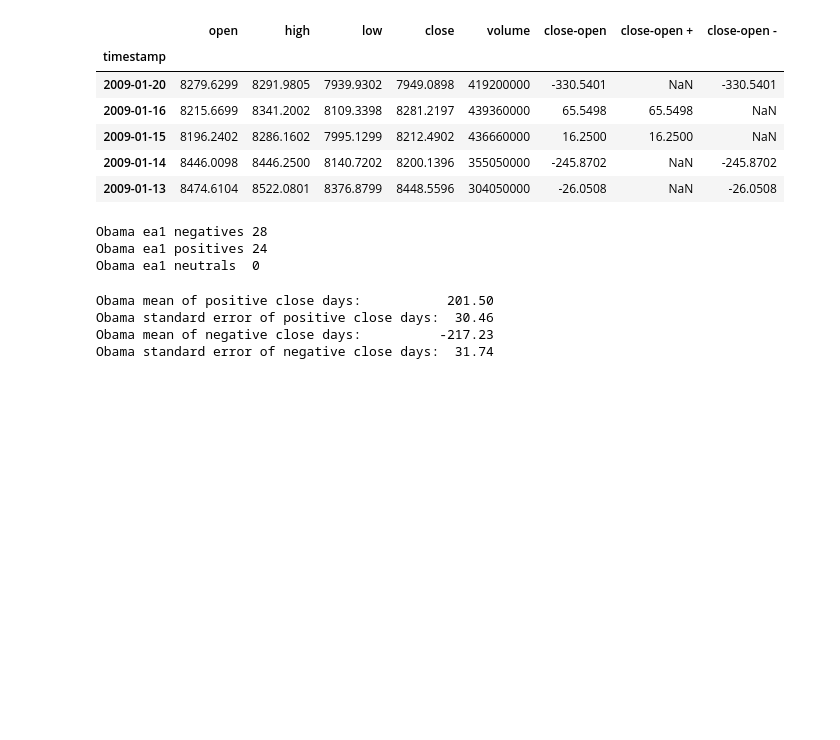
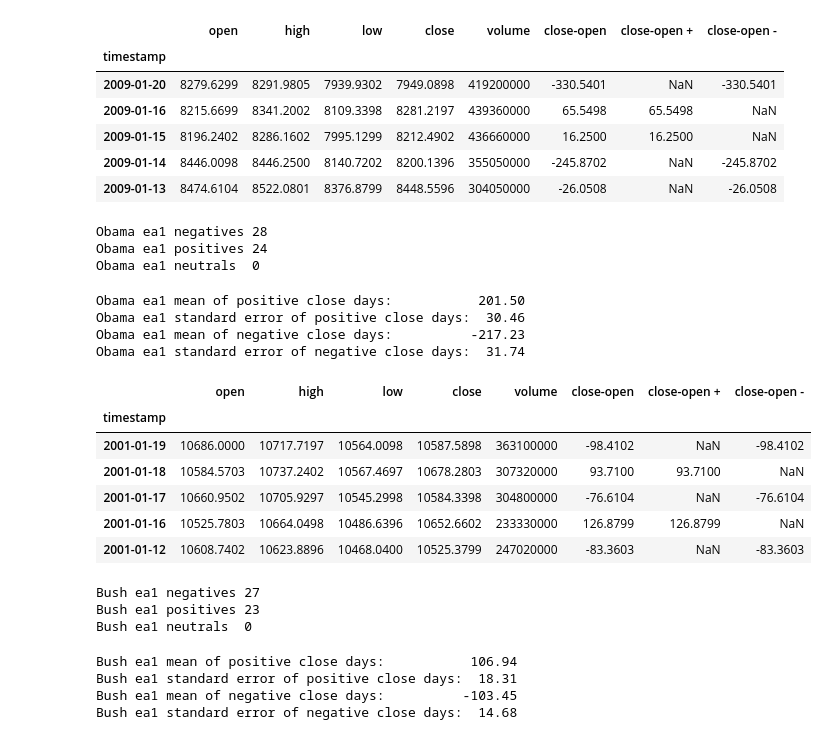
Before and after one commit to 123bmoney0/Project-1---Brute-Force, a Jupyter notebook: Project 1 Brute Force continuing code.ipynb, the cells around one changed output. Saved outputs shown, nothing was run; the diff lists cells and outputs as text; code cells hidden in the pictures; blank space fills up the shorter version.

Commit message:
finished mean and standard error calculations

```diff
--- a/Project 1 Brute Force continuing code.ipynb
+++ b/Project 1 Brute Force continuing code.ipynb
@@ -235,16 +235,16 @@ Obama ea1 neutrals  0
 # For Obama's first election: Calculate the mean of close-open + column and the standard error
 obama_ea1_positive_closes_mean = obama_ea1_df.loc[:,'close-open +'].mean()
 obama_ea1_positive_closes_stderror = obama_ea1_df.loc[:,'close-open +'].sem()
-print('Obama mean of positive close days:          ', '{0:.2f}'.format(obama_ea1_positive_closes_mean))
-print('Obama standard error of positive close days: ', '{0:.2f}'.format(obama_ea1_positive_closes_stderror))
+print('Obama ea1 mean of positive close days:          ', '{0:.2f}'.format(obama_ea1_positive_closes_mean))
+print('Obama ea1 standard error of positive close days: ', '{0:.2f}'.format(obama_ea1_positive_closes_stderror))
 
-# For Trump: Calculate the mean of close-open - column and the standard error
+# For Obama's first election: Calculate the mean of close-open - column and the standard error
 obama_ea1_negative_closes_mean = obama_ea1_df.loc[:,'close-open -'].mean()
 obama_ea1_negative_closes_stderror = obama_ea1_df.loc[:,'close-open -'].sem()
-print('Obama mean of negative close days:         ', '{0:.2f}'.format(obama_ea1_negative_closes_mean))
-print('Obama standard error of negative close days: ', '{0:.2f}'.format(obama_ea1_negative_closes_stderror))
+print('Obama ea1 mean of negative close days:         ', '{0:.2f}'.format(obama_ea1_negative_closes_mean))
+print('Obama ea1 standard error of negative close days: ', '{0:.2f}'.format(obama_ea1_negative_closes_stderror))
 # %% [output]
-Obama mean of positive close days:           201.50
-Obama standard error of positive close days:  30.46
-Obama mean of negative close days:          -217.23
-Obama standard error of negative close days:  31.74
+Obama ea1 mean of positive close days:           201.50
+Obama ea1 standard error of positive close days:  30.46
+Obama ea1 mean of negative close days:          -217.23
+Obama ea1 standard error of negative close days:  31.74
@@ -253,9 +251,17 @@ Obama standard error of negative close days:  31.74
 # %%
 # Create a database for dates between Bush's first term election (11/7/2000)
 # and his first term inauguration (1/20/2001)    where ea stands for election to inauguration
 # January 20, 2001 was a Saturday (stock market closed) so data is through 1/19/2001
-bush_ea1_df = dow_jones_close[4701:4751]
+bush_ea1_df = dow_jones_close_no_index[4701:4751]
 bush_ea1_df.head()
+# %% [output]
+|  | open | high | low | close | volume | close-open | close-open + | close-open - |
+| timestamp |  |  |  |  |  |  |  |  |
+| 2001-01-19 | 10686.0000 | 10717.7197 | 10564.0098 | 10587.5898 | 363100000 | -98.4102 | NaN | -98.4102 |
+| 2001-01-18 | 10584.5703 | 10737.2402 | 10567.4697 | 10678.2803 | 307320000 | 93.7100 | 93.7100 | NaN |
+| 2001-01-17 | 10660.9502 | 10705.9297 | 10545.2998 | 10584.3398 | 304800000 | -76.6104 | NaN | -76.6104 |
+| 2001-01-16 | 10525.7803 | 10664.0498 | 10486.6396 | 10652.6602 | 233330000 | 126.8799 | 126.8799 | NaN |
+| 2001-01-12 | 10608.7402 | 10623.8896 | 10468.0400 | 10525.3799 | 247020000 | -83.3603 | NaN | -83.3603 |
 # %%
 # Find the number of days the market was up (+), down (-), or neutral for Bush ea 1st term
 bush_ea1_negatives = len(bush_ea1_df.loc[(bush_ea1_df['close-open'] < 0)])
@@ -264,6 +270,27 @@ bush_ea1_neutrals =  len(bush_ea1_df.loc[(bush_ea1_df['close-open'] == 0)])
 print('Bush ea1 negatives', bush_ea1_negatives)
 print('Bush ea1 positives', bush_ea1_positives)
 print('Bush ea1 neutrals ', bush_ea1_neutrals)
+# %% [output]
+Bush ea1 negatives 27
+Bush ea1 positives 23
+Bush ea1 neutrals  0
+# %%
+# For Bush's first election: Calculate the mean of close-open + column and the standard error
+bush_ea1_positive_closes_mean = bush_ea1_df.loc[:,'close-open +'].mean()
+bush_ea1_positive_closes_stderror = bush_ea1_df.loc[:,'close-open +'].sem()
+print('Bush ea1 mean of positive close days:          ', '{0:.2f}'.format(bush_ea1_positive_closes_mean))
+print('Bush ea1 standard error of positive close days: ', '{0:.2f}'.format(bush_ea1_positive_closes_stderror))
+
+# For Bush's first election: Calculate the mean of close-open - column and the standard error
+bush_ea1_negative_closes_mean = bush_ea1_df.loc[:,'close-open -'].mean()
+bush_ea1_negative_closes_stderror = bush_ea1_df.loc[:,'close-open -'].sem()
+print('Bush ea1 mean of negative close days:         ', '{0:.2f}'.format(bush_ea1_negative_closes_mean))
+print('Bush ea1 standard error of negative close days: ', '{0:.2f}'.format(bush_ea1_negative_closes_stderror))
+# %% [output]
+Bush ea1 mean of positive close days:           106.94
+Bush ea1 standard error of positive close days:  18.31
+Bush ea1 mean of negative close days:          -103.45
+Bush ea1 standard error of negative close days:  14.68
 # %%
 # Create a database for dates between Obama's second term election date (11/6/2012)
 # and his second term inauguration (1/20/2013)  where ea stands for election to inauguration
```
Also changed, not shown: parts of 24 cells of this notebook.
